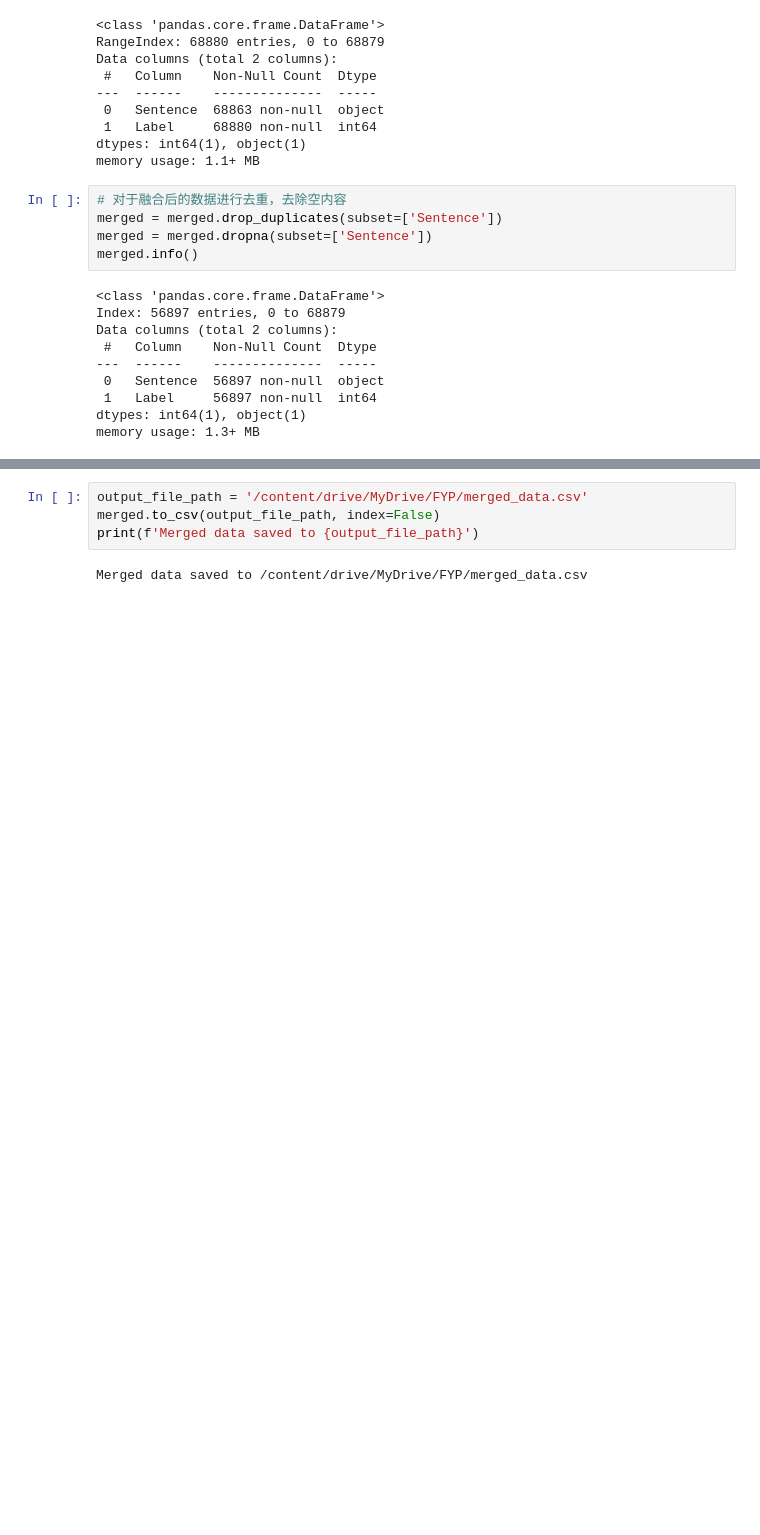
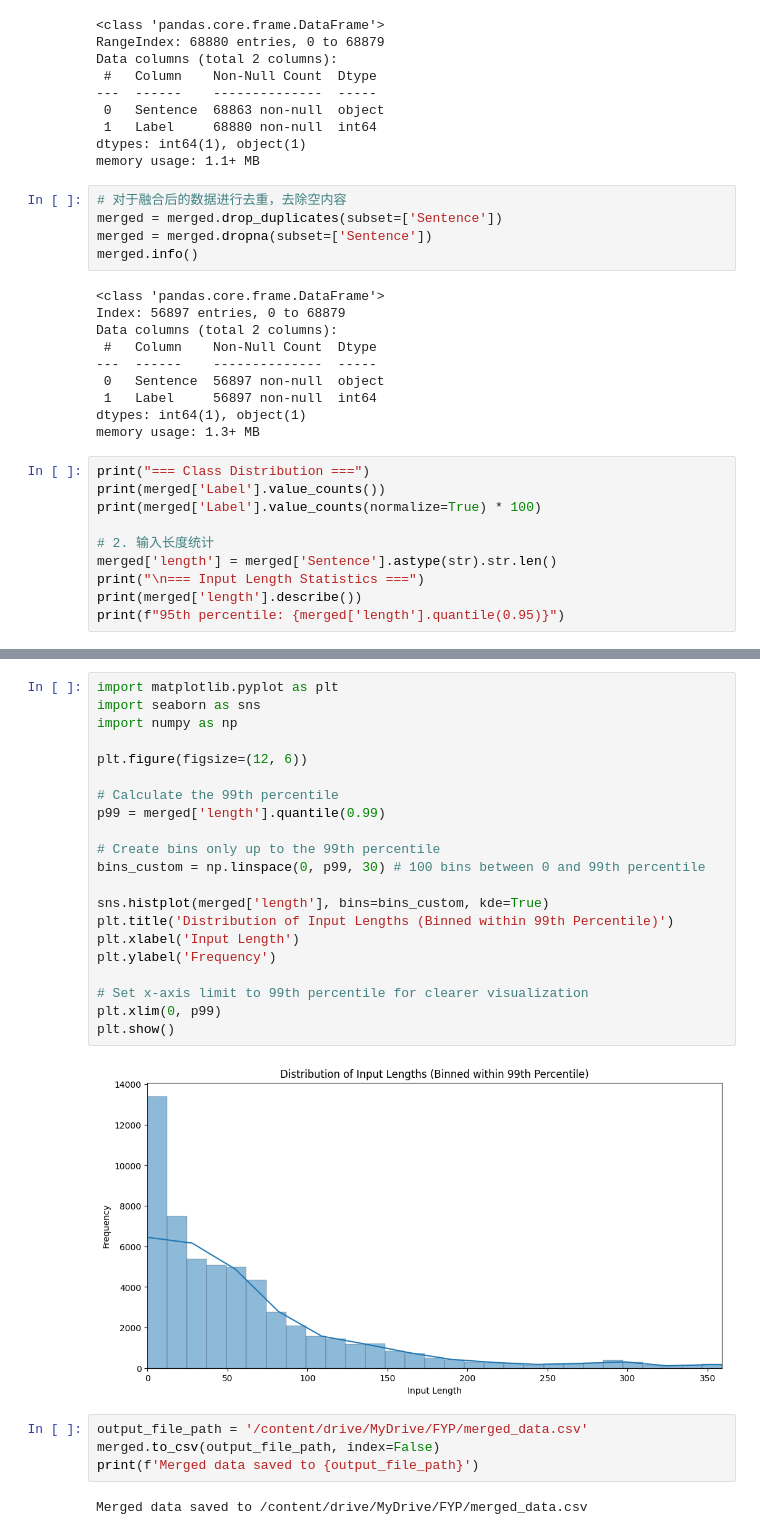
Before and after one commit to AlexXPZhu/XMUM-FYP-Code, a Jupyter notebook: MergeFile.ipynb, the cells around one changed output, grey strips where cells are left out. Drawn from its saved outputs; the diff is of its cells as text; blank space fills up the shorter version.

Commit message:
update code for checking length of inputs

```diff
--- a/MergeFile.ipynb
+++ b/MergeFile.ipynb
@@ -100,3 +100,13 @@ Data columns (total 2 columns):
  1   Label     56897 non-null  int64
 dtypes: int64(1), object(1)
 memory usage: 1.3+ MB
+# %%
+print("=== Class Distribution ===")
+print(merged['Label'].value_counts())
+print(merged['Label'].value_counts(normalize=True) * 100)
+
+# 2. 输入长度统计
+merged['length'] = merged['Sentence'].astype(str).str.len()
+print("\n=== Input Length Statistics ===")
+print(merged['length'].describe())
+print(f"95th percentile: {merged['length'].quantile(0.95)}")
@@ -103,3 +131,26 @@ memory usage: 1.3+ MB
+# %%
+import matplotlib.pyplot as plt
+import seaborn as sns
+import numpy as np
+
+plt.figure(figsize=(12, 6))
+
+# Calculate the 99th percentile
+p99 = merged['length'].quantile(0.99)
+
+# Create bins only up to the 99th percentile
+bins_custom = np.linspace(0, p99, 30) # 100 bins between 0 and 99th percentile
+
+sns.histplot(merged['length'], bins=bins_custom, kde=True)
+plt.title('Distribution of Input Lengths (Binned within 99th Percentile)')
+plt.xlabel('Input Length')
+plt.ylabel('Frequency')
+
+# Set x-axis limit to 99th percentile for clearer visualization
+plt.xlim(0, p99)
+plt.show()
+# %% [output]
+[figure, added]
 # %%
 output_file_path = '/content/drive/MyDrive/FYP/merged_data.csv'
 merged.to_csv(output_file_path, index=False)
```
Also changed, not shown: parts of 1 cell of this notebook.
